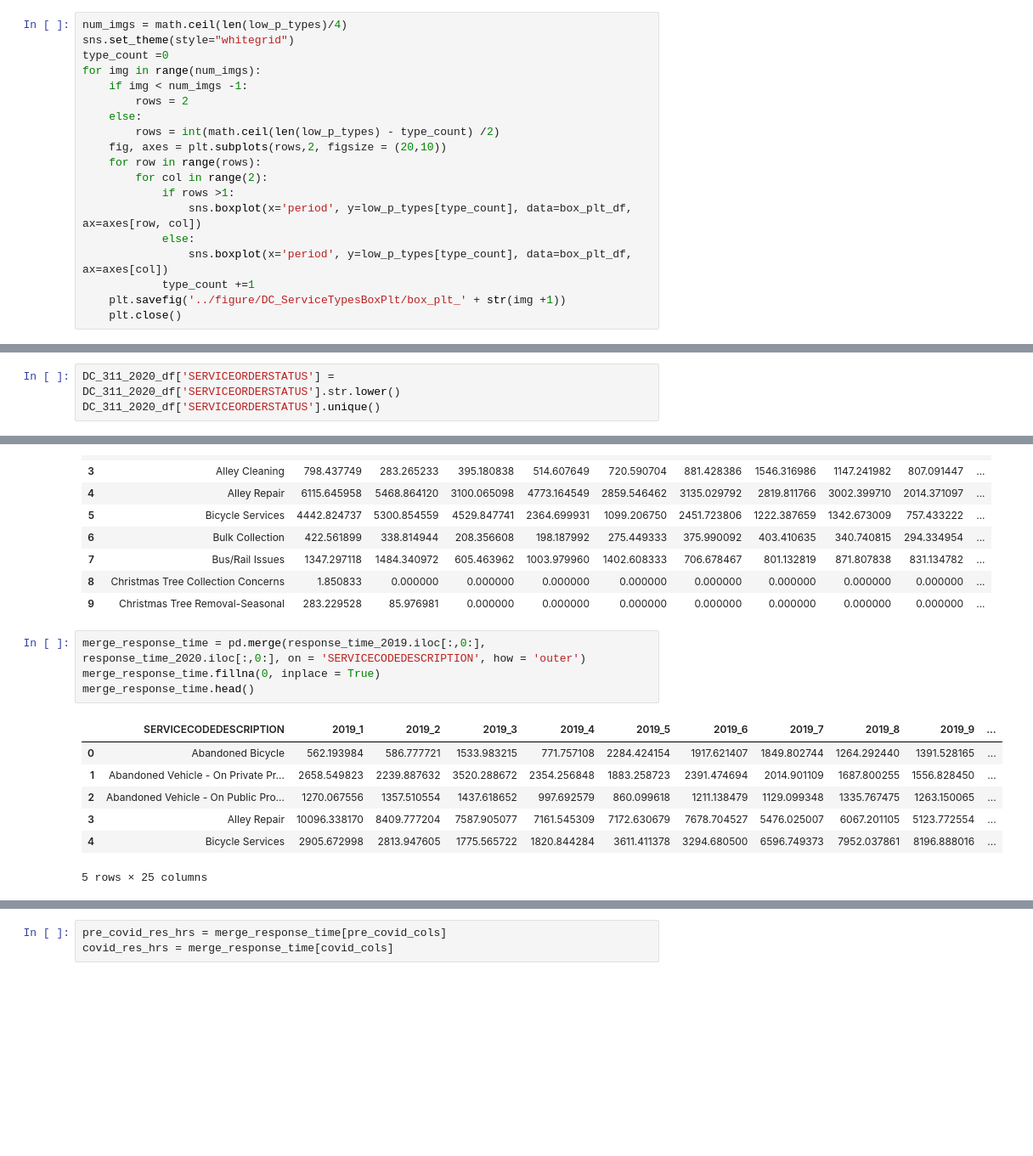
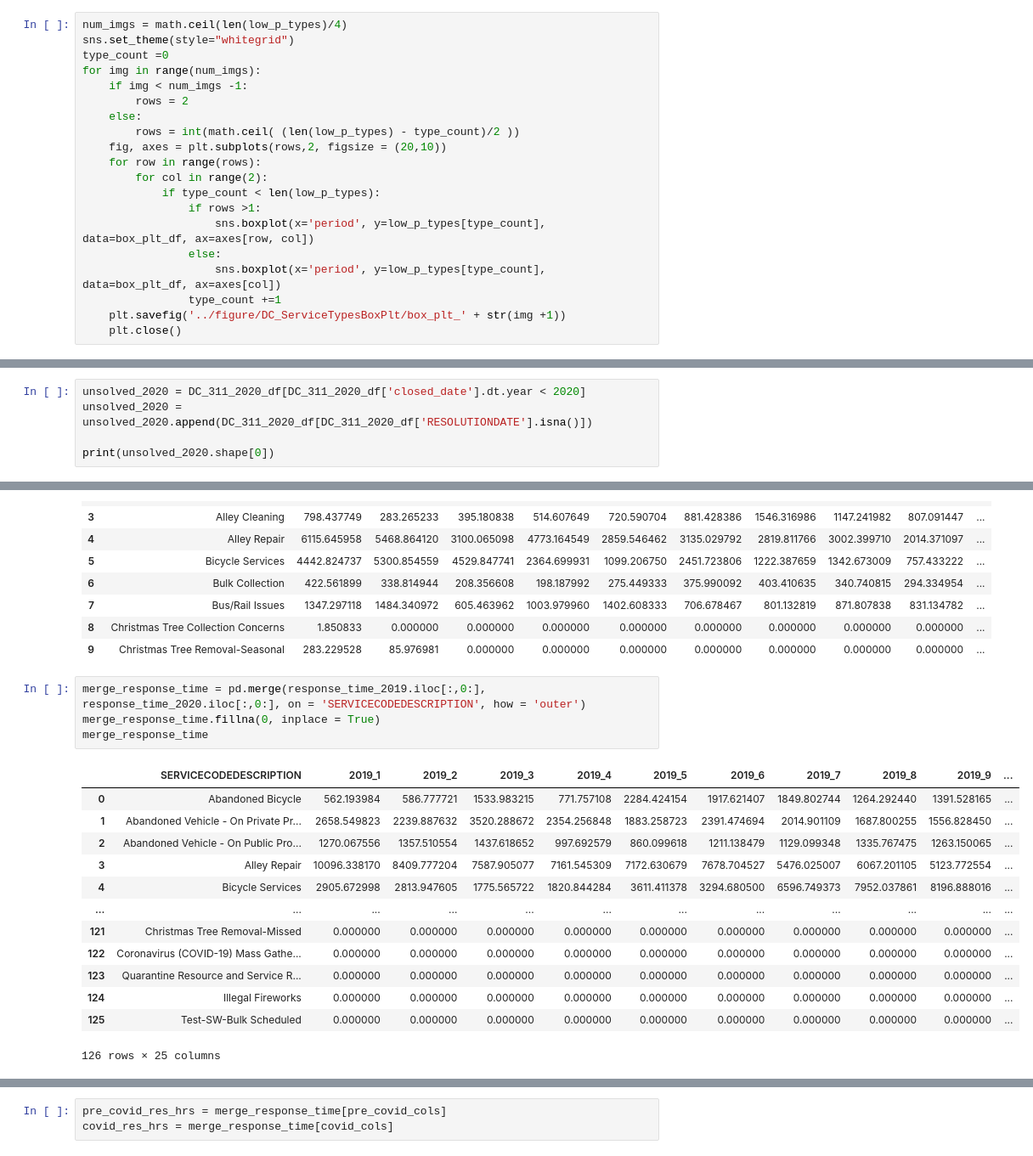
Before and after one commit to gmu-cil/DMV-311, a Jupyter notebook: src/DC_311_2019_2020.ipynb, the cells around one changed output, grey strips where cells are left out. Shown: that part at 85% size. Saved outputs shown, nothing was run; the diff lists cells and outputs as text; blank space fills up the shorter version.

```diff
--- a/src/DC_311_2019_2020.ipynb
+++ b/src/DC_311_2019_2020.ipynb
@@ -391,15 +390,16 @@ for img in range(num_imgs):
     if img < num_imgs -1:
         rows = 2
     else:
-        rows = int(math.ceil(len(low_p_types) - type_count) /2)
+        rows = int(math.ceil( (len(low_p_types) - type_count)/2 ))
     fig, axes = plt.subplots(rows,2, figsize = (20,10))
     for row in range(rows):
         for col in range(2):
-            if rows >1:
-                sns.boxplot(x='period', y=low_p_types[type_count], data=box_plt_df, ax=axes[row, col])
-            else:
-                sns.boxplot(x='period', y=low_p_types[type_count], data=box_plt_df, ax=axes[col])
-            type_count +=1
+            if type_count < len(low_p_types):
+                if rows >1:
+                    sns.boxplot(x='period', y=low_p_types[type_count], data=box_plt_df, ax=axes[row, col])
+                else:
+                    sns.boxplot(x='period', y=low_p_types[type_count], data=box_plt_df, ax=axes[col])
+                type_count +=1
     plt.savefig('../figure/DC_ServiceTypesBoxPlt/box_plt_' + str(img +1))
     plt.close()
 # %% [markdown]
@@ -552,6 +552,3 @@ print(unsolved_2019.shape[0]/ DC_311_2020_df.shape[0])
 # %% [output]
 #unsolved issues: 12490
 0.04098871743710578
-# %%
-DC_311_2020_df['SERVICEORDERSTATUS'] = DC_311_2020_df['SERVICEORDERSTATUS'].str.lower()
-DC_311_2020_df['SERVICEORDERSTATUS'].unique()
@@ -569,3 +560,8 @@ unsolved_2020 = unsolved_2020.append(DC_311_2020_df[DC_311_2020_df['RESOLUTIONDA
 print(unsolved_2020.shape[0])
 # %% [output]
 18827
+# %%
+unsolved_2020 = DC_311_2020_df[DC_311_2020_df['closed_date'].dt.year < 2020]
+unsolved_2020 = unsolved_2020.append(DC_311_2020_df[DC_311_2020_df['RESOLUTIONDATE'].isna()])
+
+print(unsolved_2020.shape[0])
@@ -711,12 +709,18 @@ response_time_2020.head(10)
 # %%
 merge_response_time = pd.merge(response_time_2019.iloc[:,0:], response_time_2020.iloc[:,0:], on = 'SERVICECODEDESCRIPTION', how = 'outer')
 merge_response_time.fillna(0, inplace = True)
-merge_response_time.head()
+merge_response_time
 # %% [output]
 |  | SERVICECODEDESCRIPTION | 2019_1 | 2019_2 | 2019_3 | 2019_4 | 2019_5 | 2019_6 | 2019_7 | 2019_8 | 2019_9 | ... |
 | 0 | Abandoned Bicycle | 562.193984 | 586.777721 | 1533.983215 | 771.757108 | 2284.424154 | 1917.621407 | 1849.802744 | 1264.292440 | 1391.528165 | ... |
 | 1 | Abandoned Vehicle - On Private Pr... | 2658.549823 | 2239.887632 | 3520.288672 | 2354.256848 | 1883.258723 | 2391.474694 | 2014.901109 | 1687.800255 | 1556.828450 | ... |
 | 2 | Abandoned Vehicle - On Public Pro... | 1270.067556 | 1357.510554 | 1437.618652 | 997.692579 | 860.099618 | 1211.138479 | 1129.099348 | 1335.767475 | 1263.150065 | ... |
 | 3 | Alley Repair | 10096.338170 | 8409.777204 | 7587.905077 | 7161.545309 | 7172.630679 | 7678.704527 | 5476.025007 | 6067.201105 | 5123.772554 | ... |
 | 4 | Bicycle Services | 2905.672998 | 2813.947605 | 1775.565722 | 1820.844284 | 3611.411378 | 3294.680500 | 6596.749373 | 7952.037861 | 8196.888016 | ... |
+| ... | ... | ... | ... | ... | ... | ... | ... | ... | ... | ... | ... |
+| 121 | Christmas Tree Removal-Missed | 0.000000 | 0.000000 | 0.000000 | 0.000000 | 0.000000 | 0.000000 | 0.000000 | 0.000000 | 0.000000 | ... |
+| 122 | Coronavirus (COVID-19) Mass Gathe... | 0.000000 | 0.000000 | 0.000000 | 0.000000 | 0.000000 | 0.000000 | 0.000000 | 0.000000 | 0.000000 | ... |
+| 123 | Quarantine Resource and Service R... | 0.000000 | 0.000000 | 0.000000 | 0.000000 | 0.000000 | 0.000000 | 0.000000 | 0.000000 | 0.000000 | ... |
+| 124 | Illegal Fireworks | 0.000000 | 0.000000 | 0.000000 | 0.000000 | 0.000000 | 0.000000 | 0.000000 | 0.000000 | 0.000000 | ... |
+| 125 | Test-SW-Bulk Scheduled | 0.000000 | 0.000000 | 0.000000 | 0.000000 | 0.000000 | 0.000000 | 0.000000 | 0.000000 | 0.000000 | ... |
-5 rows × 25 columns
+126 rows × 25 columns
```
Also changed, not shown: parts of 21 cells of this notebook, 15 other files.
